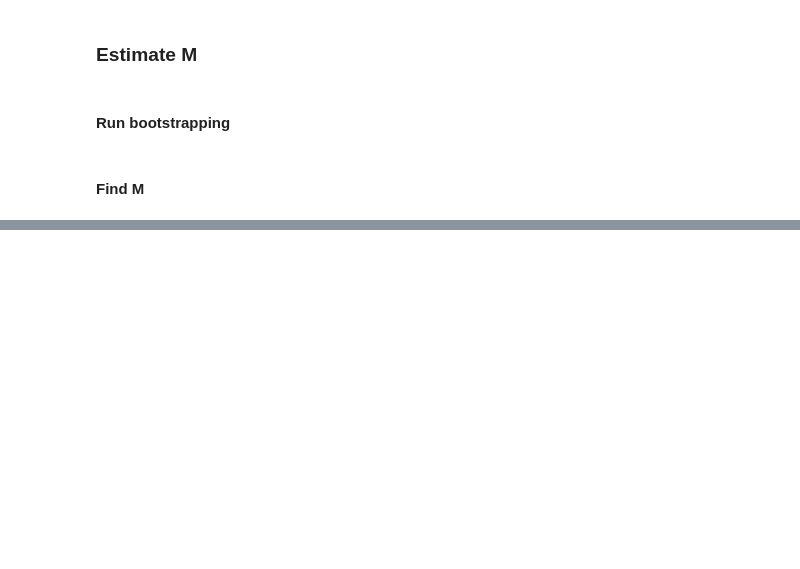
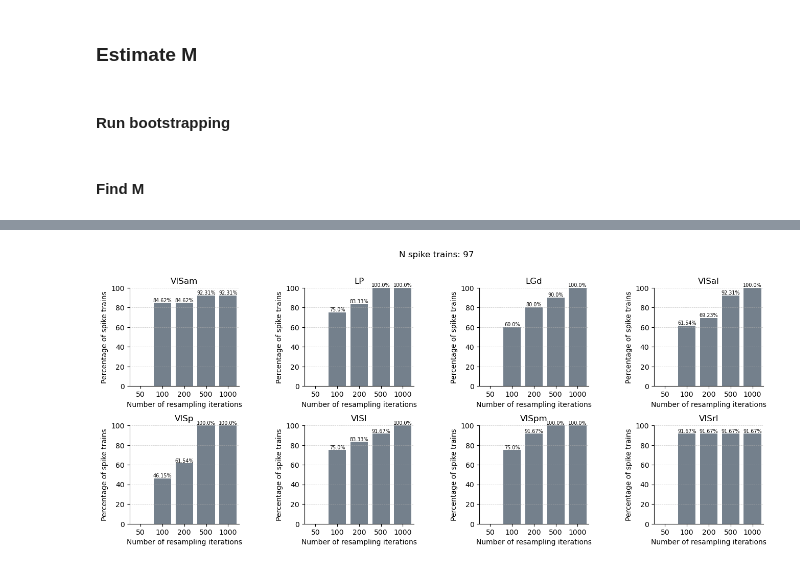
Before and after one commit to iinnpp/isttc, a Jupyter notebook: notebooks/mice/resampling_params_estimate.ipynb, the cells around one changed output, grey strips where cells are left out. Drawn from its saved outputs; the diff is of its cells as text; code cells hidden in the pictures; blank space fills up the shorter version.

```diff
--- a/notebooks/mice/resampling_params_estimate.ipynb
+++ b/notebooks/mice/resampling_params_estimate.ipynb
@@ -263,0 +324,17 @@ if save_fig:
+# %%
+def get_area(area_name):
+    stabilization_df_area = stabilization_df.query('ecephys_structure_acronym == @area_name')
+    n_signals = len(stabilization_df_area)
+    n_signals_below_l = []
+    for n_iterations in m_iterations_x_axes:
+        n_signals_below = len(stabilization_df_area.query('stabilization_point <= @n_iterations'))
+        n_signals_below_l.append(n_signals_below/n_signals * 100)
+
+    stab_below_df = pd.DataFrame({
+        "m_iterations": m_iterations_x_axes,
+        "n_signals_below_perc": n_signals_below_l
+    })
+    return stab_below_df
+# %%
+areas = stabilization_df['ecephys_structure_acronym'].unique()
+print(areas)
@@ -263,0 +343,3 @@ if save_fig:
+# %%
+stabilization_df_area = get_area(areas[1])
+stabilization_df_area
@@ -263,0 +353,33 @@ if save_fig:
+# %%
+fig, axes = plt.subplots(2,4,figsize=(16,6))
+plt.subplots_adjust(hspace=0.4, wspace=0.6)
+
+for i in range(4):
+    stabilization_df_area = get_area(areas[i])
+    sns.barplot(ax=axes[0,i], x='m_iterations', y='n_signals_below_perc', data=stabilization_df_area, color='slategray')
+    labels = [str(np.round(v, 2)) + '%' if v else '' for v in axes[0,i].containers[0].datavalues]
+    axes[0,i].bar_label(axes[0, i].containers[0], labels=labels, fontsize=7)
+    axes[0,i].set_title(areas[i])
+
+for i in range(4, 8):
+    stabilization_df_area = get_area(areas[i])
+    sns.barplot(ax=axes[1,i-4], x='m_iterations', y='n_signals_below_perc', data=stabilization_df_area, color='slategray')
+    labels = [str(np.round(v, 2)) + '%' if v else '' for v in axes[1,i-4].containers[0].datavalues]
+    axes[1,i-4].bar_label(axes[1, i-4].containers[0], labels=labels, fontsize=7)
+    axes[1,i-4].set_title(areas[i])
+
+fig.suptitle(f'N spike trains: {len(stabilization_df)}', y=1)
+
+for ax in axes.flat:
+    ax.set_xlabel('Number of resampling iterations')
+    ax.set_ylabel('Percentage of spike trains')
+    ax.set_ylim([0, 100])
+    ax.grid(True, which="both", axis='y', linestyle="--", linewidth=0.5, alpha=0.7)
+
+sns.despine()
+
+if save_fig:
+    plt.savefig(fig_folder + 'stab_points_per_area.png' , bbox_inches='tight', dpi=300)
+    plt.savefig(fig_folder + 'stab_points_per_area.svg' , bbox_inches='tight')
+# %% [output]
+[figure, added]
```
Also changed, not shown: parts of 13 cells of this notebook.
